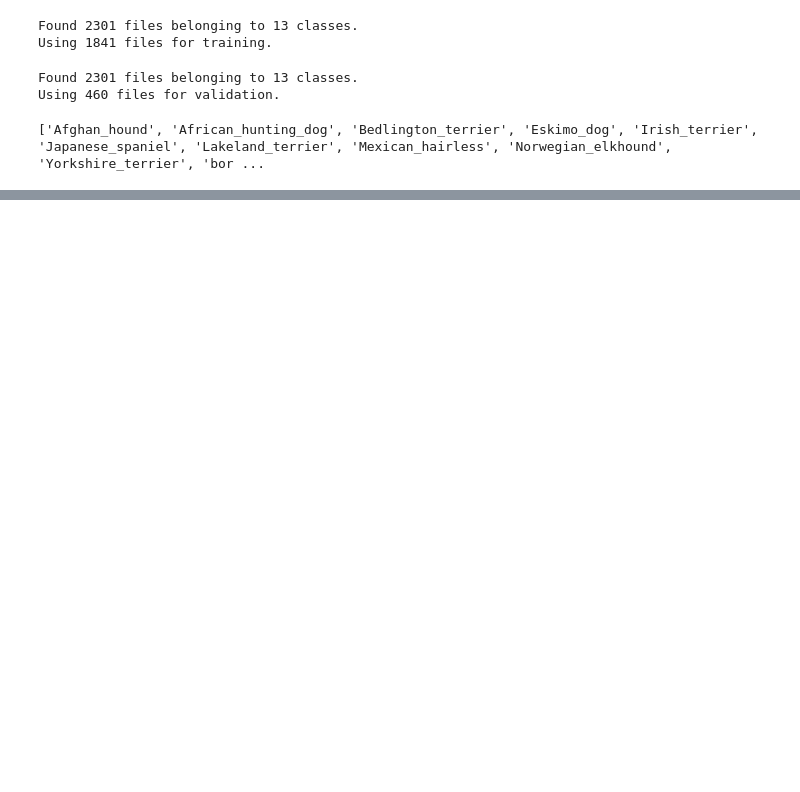
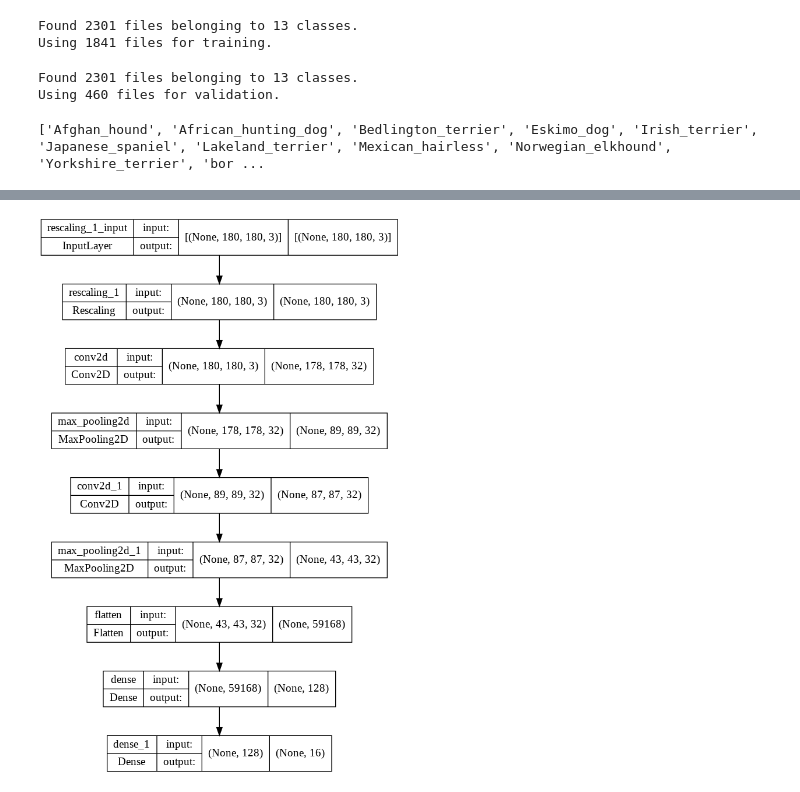
Before and after one commit to TessRedie/Project_image_classification, a Jupyter notebook: project_image_classification_dogs.ipynb, the cells around one changed output, grey strips where cells are left out. Cells and saved outputs as stored; diff of their text form; code cells hidden in the pictures; blank space fills up the shorter version.

```diff
--- a/project_image_classification_dogs.ipynb
+++ b/project_image_classification_dogs.ipynb
@@ -73,0 +185,4 @@ for images, labels in train_ds.take(1):
+# %%
+keras.utils.plot_model(model, "Project_Image_classification.png", show_shapes=True)
+# %% [output]
+[figure, added]
```
Also changed, not shown: parts of 13 cells of this notebook.
